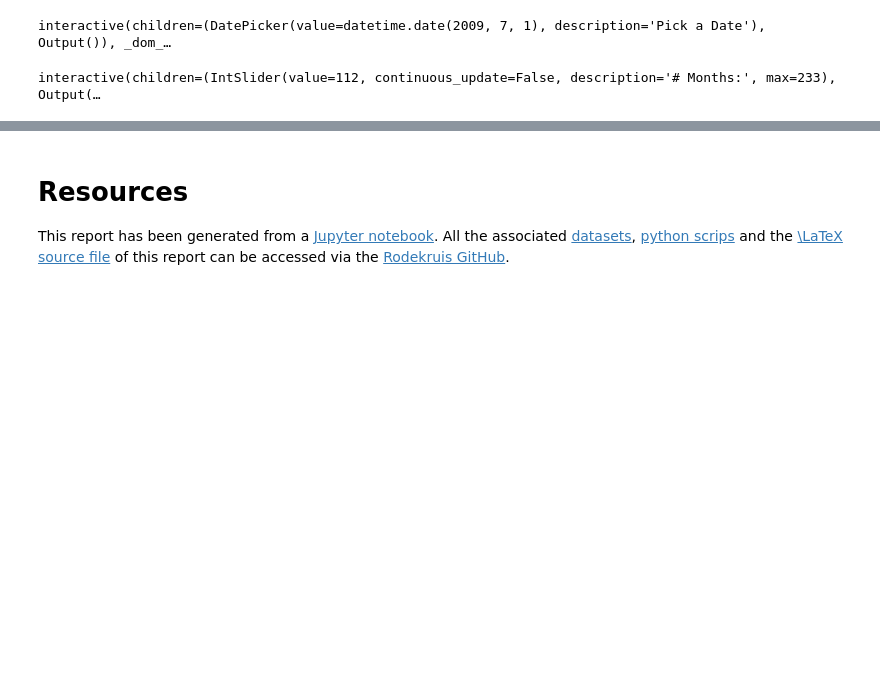
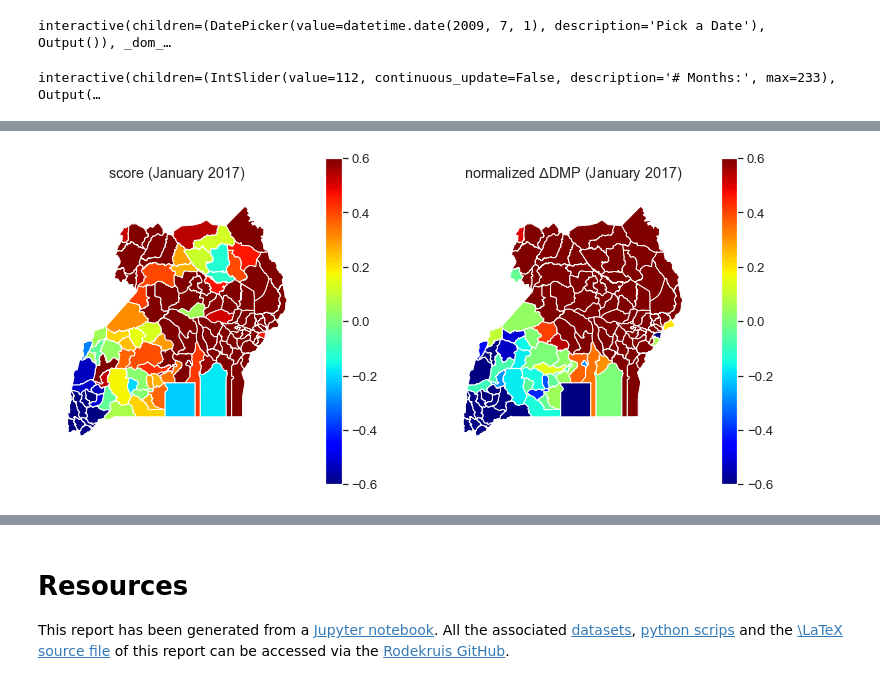
Before and after one commit to rodekruis/IBF-system, a Jupyter notebook: trigger-model-development/drought/skill-assessment/Model Event Data/Uganda_logit_model.ipynb, the cells around one changed output, grey strips where cells are left out. Saved outputs shown, nothing was run; the diff lists cells and outputs as text; code cells hidden in the pictures; blank space fills up the shorter version.

```diff
--- a/trigger-model-development/drought/skill-assessment/Model Event Data/Uganda_logit_model.ipynb
+++ b/trigger-model-development/drought/skill-assessment/Model Event Data/Uganda_logit_model.ipynb
@@ -675,0 +702,4 @@ interactive(children=(IntSlider(value=112, continuous_update=False, description=
+# %%
+ibf.monitor_plot_dmp(monitor_data, date(2017,1,1))
+# %% [output]
+[figure, added]
```
Also changed, not shown: parts of 14 cells of this notebook, 4 other files.
